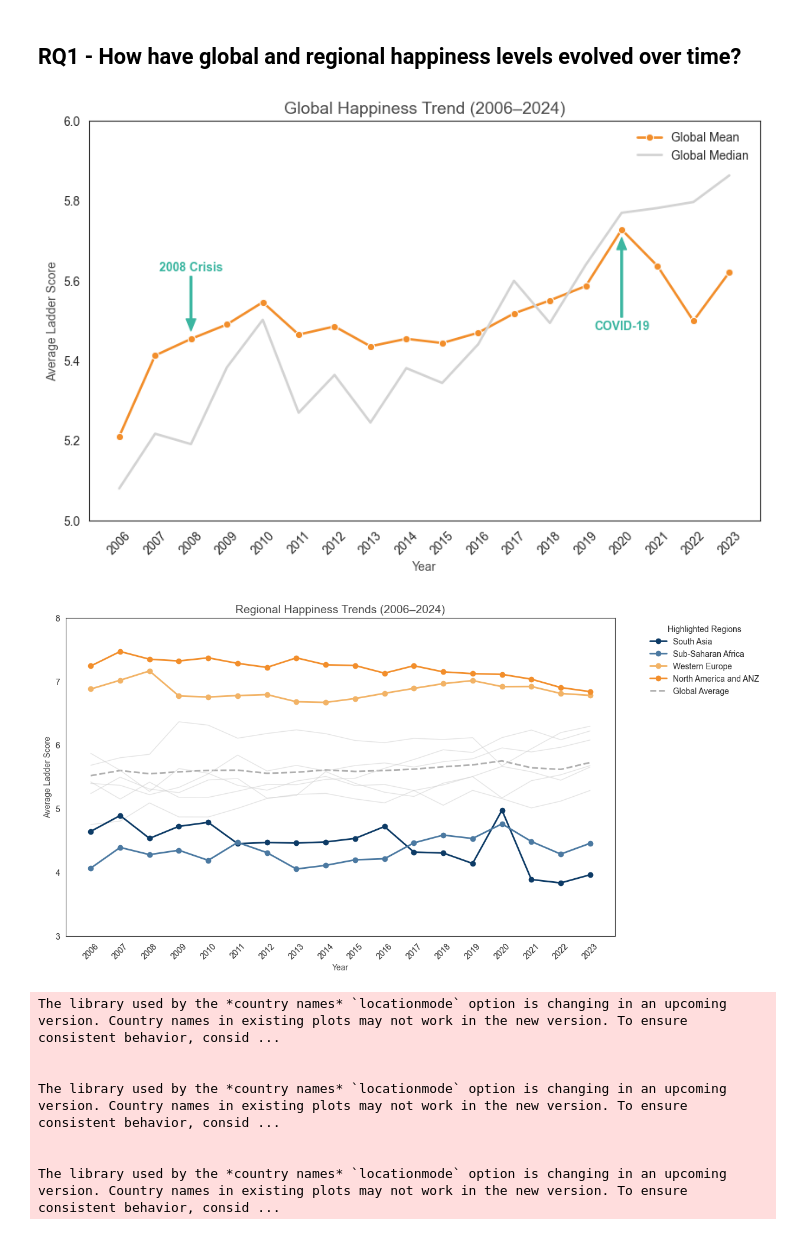
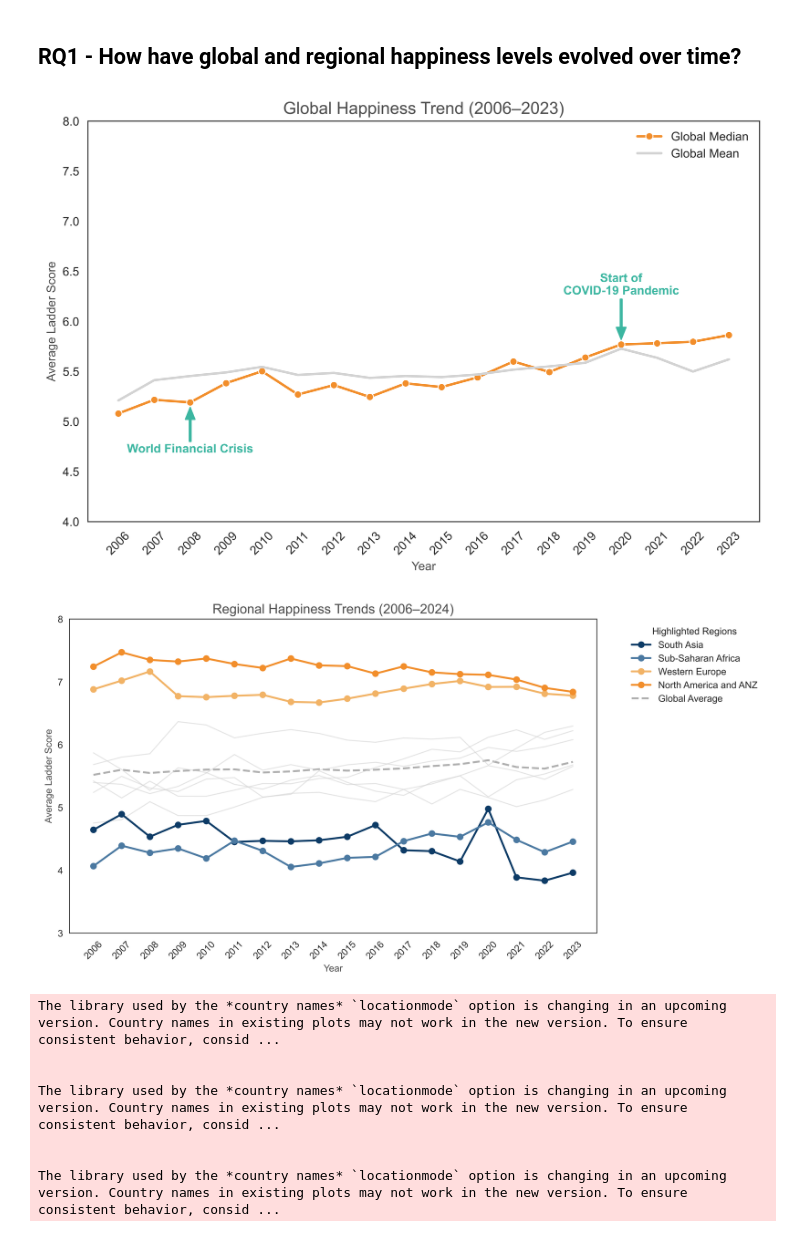
Before and after one commit to CNSM97/portfolio_project, a Jupyter notebook: notebooks/04_results.ipynb, the cells around one changed output. Cells and saved outputs as stored; diff of their text form; code cells hidden in the pictures.

```diff
--- a/notebooks/04_results.ipynb
+++ b/notebooks/04_results.ipynb
@@ -77,42 +77,42 @@ import pandas as pd
 global_mean = df_all_years_region.groupby('year', as_index=False)['Ladder score'].mean()
 global_median = df_all_years_region.groupby('year', as_index=False)['Ladder score'].median()
 
-plt.figure(figsize=(10,6))
+plt.figure(figsize=(10,6), dpi=600)
 sns.set_style("white")  # remove grid
 
 # Plot mean line (bright orange)
 sns.lineplot(
+    data=global_median,
+    x='year', y='Ladder score',
+    marker='o', linewidth=2,
+    color=happiness_cmap[3],
+    label='Global Median'
+)
+
+# Plot mean line (grey, stays in background)
+sns.lineplot(
     data=global_mean,
     x='year', y='Ladder score',
-    marker='o', linewidth=2,
-    color=happiness_cmap[3],  # brightest happy color
+    linewidth=2, color=grey_line,
     label='Global Mean'
-)
-
-# Plot median line (grey, stays in background)
-sns.lineplot(
-    data=global_median,
-    x='year', y='Ladder score',
-    linewidth=2, color=grey_line,
-    label='Global Median'
 )
 
 # X-axis formatting
 plt.xticks(global_mean['year'], rotation=45)
 plt.ylabel('Average Ladder Score', color=axis_color)
 plt.xlabel('Year', color=axis_color)
-plt.title('Global Happiness Trend (2006–2024)', fontsize=14, color=axis_color)
-plt.ylim(5,6)
+plt.title('Global Happiness Trend (2006–2023)', fontsize=14, color=axis_color)
+plt.ylim(4,8)
 
 # Arrow annotations using annotation_color (teal)
 highlight_arrow_color = annotation_color
 
 # First arrow (2008) from above
-year1, y1 = 2008, global_mean.loc[global_mean['year']==2008, 'Ladder score'].values[0]
+year1, y1 = 2008, global_median.loc[global_mean['year']==2008, 'Ladder score'].values[0]
 plt.annotate(
-    '2008 Crisis',
-    xy=(year1, y1+0.02),
-    xytext=(year1, y1+0.17),
+    'World Financial Crisis',
+    xy=(year1, y1-0.05),
+    xytext=(year1, y1-0.5),
     ha='center',
     color=highlight_arrow_color,
     fontweight='bold',
@@ -127,11 +127,11 @@ plt.annotate(
 )
 
 # Second arrow (2020) from below
-year2, y2 = 2020, global_mean.loc[global_mean['year']==2020, 'Ladder score'].values[0]
+year2, y2 = 2020, global_median.loc[global_mean['year']==2020, 'Ladder score'].values[0]
 plt.annotate(
-    'COVID-19',
-    xy=(year2, y2-0.02),
-    xytext=(year2, y2-0.25),
+    'Start of\nCOVID-19 Pandemic',
+    xy=(year2, y2+0.05),
+    xytext=(year2, y2+0.5),
     ha='center',
     color=highlight_arrow_color,
     fontweight='bold',
@@ -149,9 +149,9 @@ plt.annotate(
 plt.legend(frameon=False)
 plt.show()
 # %% [output]
-[figure, old version]
+[figure, new version]
 # %%
-plt.figure(figsize=(12,7))
+plt.figure(figsize=(10,6), dpi=500)
 sns.set_style("white")  # grid off
 
 # Highlight colors based on happiness_cmap
@@ -170,34 +170,34 @@ for region in regional_trend['Regional indicator'].unique():
                  color=grey_line, linewidth=1, alpha=0.6, zorder=1)
 
 # Plot highlighted regions with happiness gradient
 for i, region in enumerate(highlight_regions):  # [bottom1, bottom2, top2, top1]
     subset = regional_trend[regional_trend['Regional indicator']==region]
     plt.plot(subset['year'], subset['Ladder score'],
              marker='o', linewidth=2,
              label=region,
              color=highlight_colors_gradient[i],
              zorder=2)
 
 # Global average trend line
 global_mean_trend = regional_trend.groupby('year')['Ladder score'].mean().reset_index()
 plt.plot(global_mean_trend['year'], global_mean_trend['Ladder score'],
          color=global_avg_color,
          linewidth=2, linestyle='--',
          label='Global Average',
          zorder=0)
 
 # Axis formatting
 plt.xticks(regional_trend['year'].unique(), rotation=45)
 plt.ylabel('Average Ladder Score', color=axis_color)
 plt.xlabel('Year', color=axis_color)
 plt.title('Regional Happiness Trends (2006–2024)', fontsize=14, color=axis_color)
 plt.ylim(3,8)
 
 # Legend
 plt.legend(title='Highlighted Regions', bbox_to_anchor=(1.05, 1), loc='upper left', frameon=False)
 plt.show()
 # %% [output]
-[figure, old version]
+[figure, new version]
 # %%
 def plot_map(year):
     if year == 2024:
```
Also changed, not shown: parts of 5 cells of this notebook.
